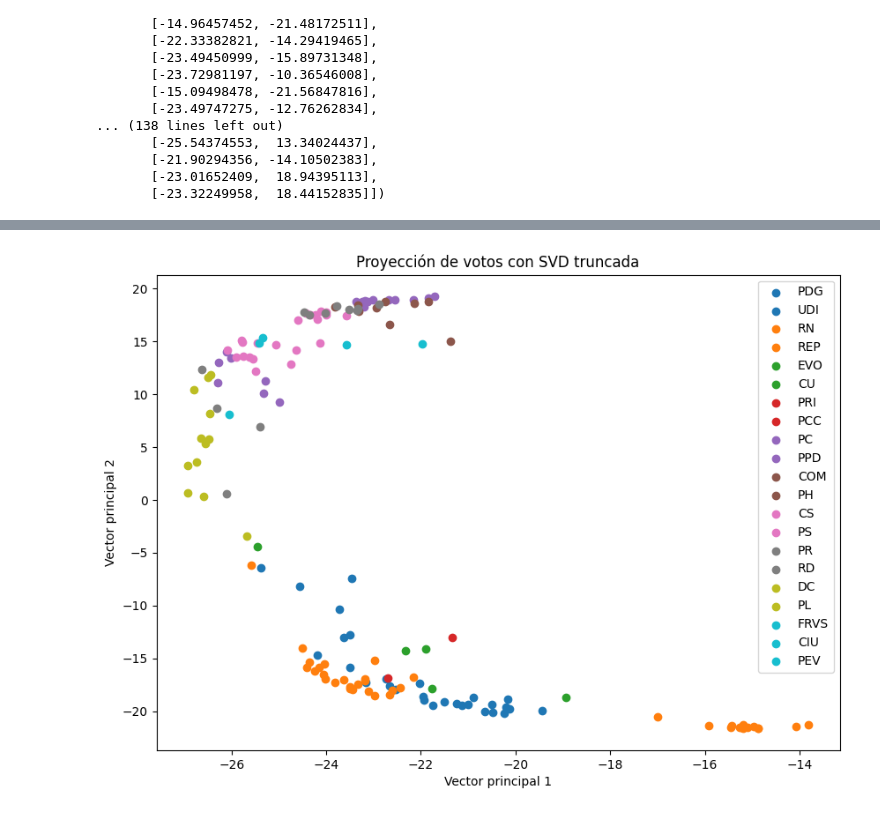
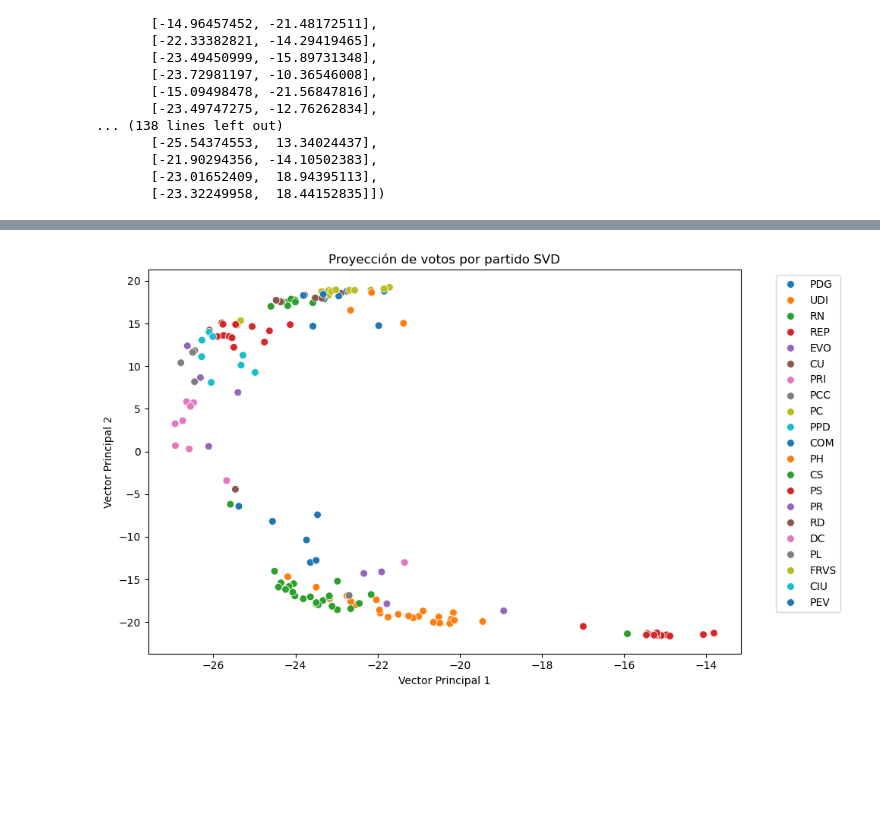
Before and after one commit to siwikiwi/proyecto_alg, a Jupyter notebook: nachito/nach.ipynb, the cells around one changed output, grey strips where cells are left out. Cells and saved outputs as stored; diff of their text form; code cells hidden in the pictures; blank space fills up the shorter version.

```diff
--- a/nachito/nach.ipynb
+++ b/nachito/nach.ipynb
@@ -198,14 +229,11 @@ df_filled
 | 153 | Rojas Valderrama, Camila | -1.0 | -1.0 | 1.000000 | 1.000000 | 1.0 | 1.0 | 1.000000 | 1.0 | -1.000000 | ... | ... |
 154 rows × 1035 columns
 # %%
-X = df_filled[voto_columnas].values # solo los numeros
-
-
-U_k, S_k, Vh_k = truncated_svd(X, 2) # SVD
+Matriz_solo_votos = df_filled[voto_columnas].values # solo los numeros
+U_k, S_k, Vh_k = truncated_svd(Matriz_solo_votos, 2) # SVD
 
 projeccion_2 = U_k @ np.diag(S_k)
 # npe.diag(S_k) es una matriz diagonal de 2x2 con los valores singulares
-# los multiplico para obtener la mejor proyeccion de dimension 2
 projeccion_2
 # %% [output]
 array([[-23.63682988, -12.99695628],
@@ -225,3 +253,9 @@ array([[-23.63682988, -12.99695628],
        [-21.90294356, -14.10502383],
        [-23.01652409,  18.94395113],
        [-23.32249958,  18.44152835]])
+# %%
+proyeccion_df_2 = pd.DataFrame(projeccion_2, columns=['vector 1', 'vector 2'])
+df_final_2 = pd.concat([
+    df_filled[['Diputado/a', 'party']],  # Columnas de identificación
+    proyeccion_df_2                       # Componentes principales
+], axis=1)
@@ -228,18 +278,19 @@ array([[-23.63682988, -12.99695628],
 # %%
-# Graficar resultados coloreando por partido
-partidos = df_filled['party'].unique()
-colores = plt.cm.get_cmap('tab10', len(partidos))
-diccionario_por_color_partidos = {p: colores(i) for i, p in enumerate(partidos)}
+plt.figure(figsize=(10, 6))
+sns.scatterplot(
+    data=df_final_2,
+    x='vector 1',
+    y='vector 2',
+    hue='party',
+    palette='tab10',
+    s=50
+)
 
-plt.figure(figsize=(10,7))
-for partido in partidos:
-    idx = df_filled['party'] == partido
-    plt.scatter(projeccion_2[idx, 0], projeccion_2[idx, 1], label=partido, color=diccionario_por_color_partidos[partido])
-
-plt.xlabel('Vector principal 1')
-plt.ylabel('Vector principal 2')
-plt.title('Proyección de votos con SVD truncada')
-plt.legend()
+plt.xlabel('Vector Principal 1')
+plt.ylabel('Vector Principal 2')
+plt.title('Proyección de votos por partido SVD')
+plt.legend(bbox_to_anchor=(1.05, 1), loc='upper left')
+plt.tight_layout()
 plt.show()
 # %% [output]
-[figure, old version]
+[figure, new version]
```
Also changed, not shown: parts of 4 cells of this notebook, 1 other file.
